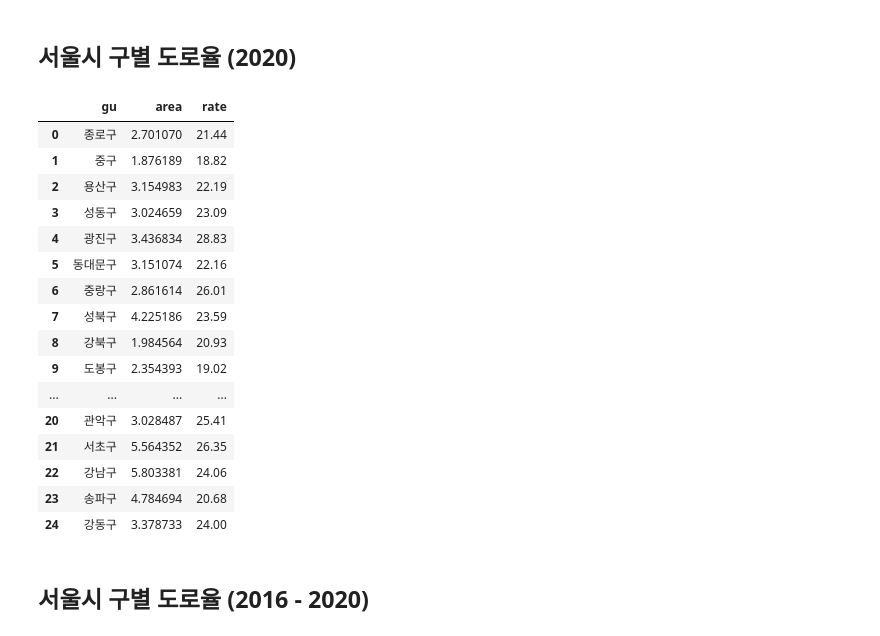
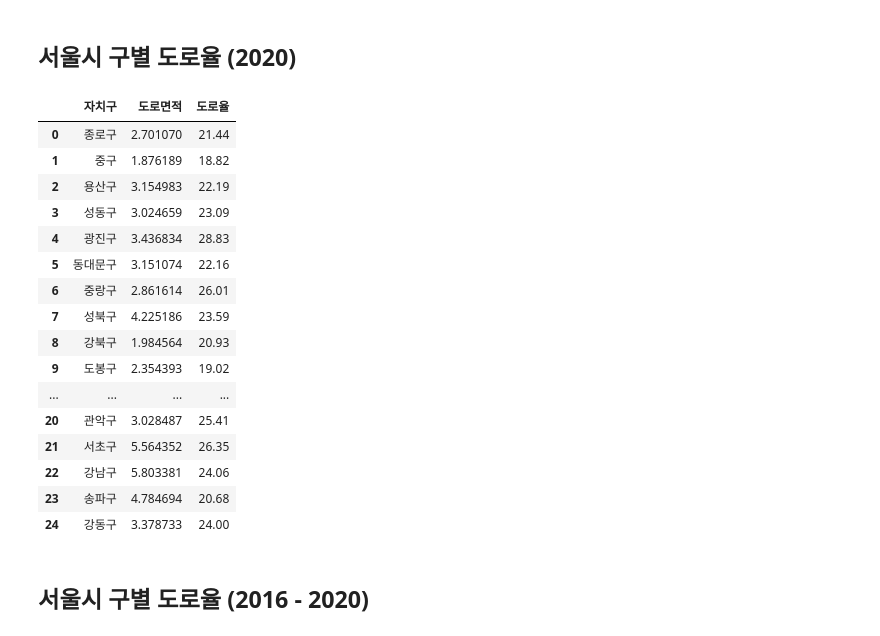
Before and after one commit to HJoon-K/Find_Dust, a Jupyter notebook: preprocessing.ipynb, the cells around one changed output. Saved outputs shown, nothing was run; the diff lists cells and outputs as text; code cells hidden in the pictures.

```diff
--- a/preprocessing.ipynb
+++ b/preprocessing.ipynb
@@ -454,10 +471,10 @@ tree1619.to_csv('/content/drive/MyDrive/Colab Notebooks/dustdata/seoul_tree1619.
 ## 서울시 구별 도로율 (2020)
 # %%
 road = pd.read_csv('/content/drive/MyDrive/Colab Notebooks/dustdata/road_area.csv')
-road = road.rename(columns={'자치구별': 'gu', '도로면적 (㎢)': 'area', '도로율 (%)': 'rate'})
+road = road.rename(columns={'자치구별': '자치구', '도로면적 (㎢)': '도로면적', '도로율 (%)': '도로율'})
 road
 # %% [output]
-|  | gu | area | rate |
+|  | 자치구 | 도로면적 | 도로율 |
 | 0 | 종로구 | 2.701070 | 21.44 |
 | 1 | 중구 | 1.876189 | 18.82 |
 | 2 | 용산구 | 3.154983 | 22.19 |
```
Also changed, not shown: parts of 50 cells of this notebook.
